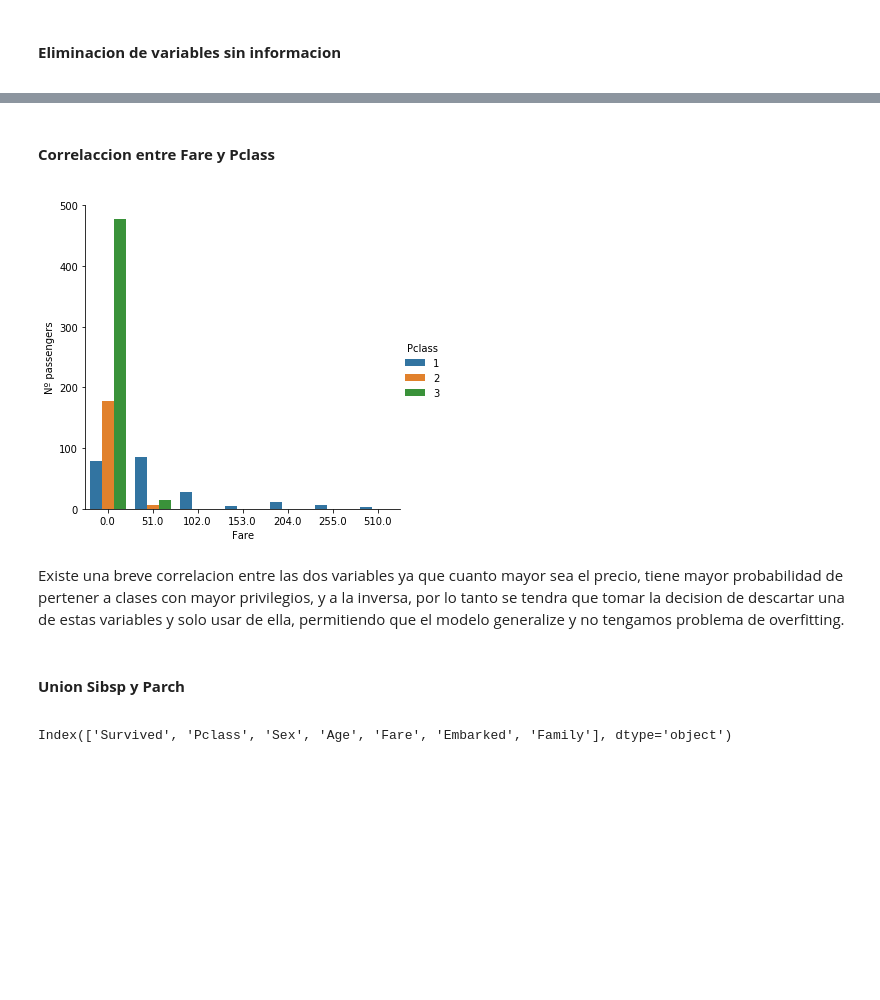
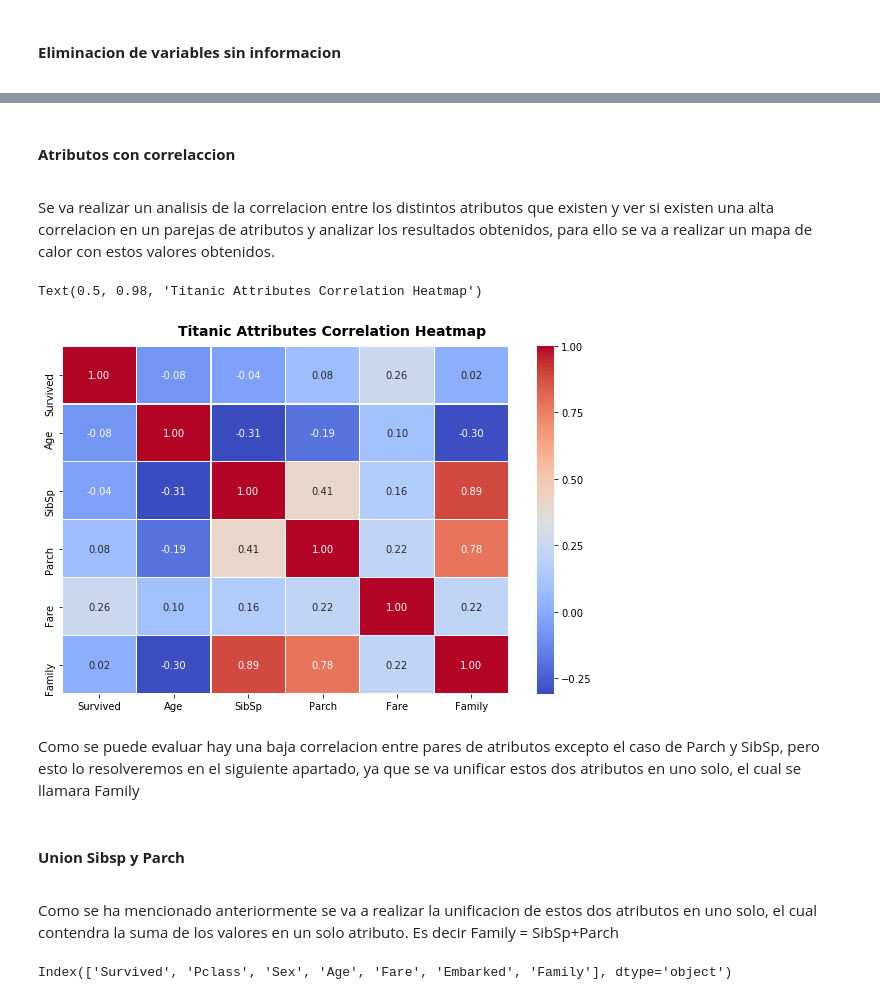
Before and after one commit to brudini/Titanic-Kaggle, a Jupyter notebook: titanic.ipynb, the cells around one changed output, grey strips where cells are left out. Cells and saved outputs as stored; diff of their text form; code cells hidden in the pictures; blank space fills up the shorter version.

Commit message:
Modelos y limpieza de datos
Se ha realizado unos modelos sencillos y limpieza de columnas, y missing vlaues

```diff
--- a/titanic.ipynb
+++ b/titanic.ipynb
@@ -583,16 +629,33 @@ Index(['Survived', 'Pclass', 'Sex', 'Age', 'SibSp', 'Parch', 'Fare',
       dtype='object')
 # %% [markdown]
-#### **Correlaccion entre Fare y Pclass**
+#### **Atributos con correlaccion**
 <a id="Correlation"></a>
-# %%
-plot_hue_survived(train_df,"Fare","Pclass",10)
-# %% [output]
-[figure, removed]
-# %% [markdown]
-Existe una breve correlacion entre las dos variables ya que cuanto mayor sea el precio, tiene mayor probabilidad de pertener a clases con mayor privilegios, y a la inversa, por lo tanto se tendra que tomar la decision de descartar una de estas variables y solo usar de ella, permitiendo que el modelo generalize y no tengamos problema de overfitting.
+# %% [markdown]
+Se va realizar un analisis de la correlacion entre los distintos atributos que existen y ver si existen una alta correlacion en un parejas de atributos y analizar los resultados obtenidos, para ello se va a realizar un mapa de calor con estos valores obtenidos.
+# %%
+corr = train_df.corr()
+fig, (ax) = plt.subplots(1, 1, figsize=(10,6))
+hm = sns.heatmap(corr,
+                 ax=ax,
+                 cmap="coolwarm",
+                 annot=True,
+                 fmt='.2f',
+                 linewidths=.05)
+
+fig.subplots_adjust(top=0.93)
+fig.suptitle('Titanic Attributes Correlation Heatmap',
+              fontsize=14,
+              fontweight='bold')
+# %% [output]
+Text(0.5, 0.98, 'Titanic Attributes Correlation Heatmap')
+[figure, added]
+# %% [markdown]
+Como se puede evaluar hay una baja correlacion entre pares de atributos excepto el caso de Parch y SibSp, pero esto lo resolveremos en el siguiente apartado, ya que se va unificar estos dos atributos en uno solo, el cual se llamara Family
 # %% [markdown]
 #### **Union Sibsp y Parch**
 <a id="Union"></a>
+# %% [markdown]
+Como se ha mencionado anteriormente se va a realizar la unificacion de estos dos atributos en uno solo, el cual contendra la suma de los valores en un solo atributo. Es decir Family = SibSp+Parch
 # %%
 train_df["Family"]=train_df["SibSp"]+train_df["Parch"]
 train_df=train_df.drop("SibSp", axis=1)
```
Also changed, not shown: parts of 48 cells of this notebook.
